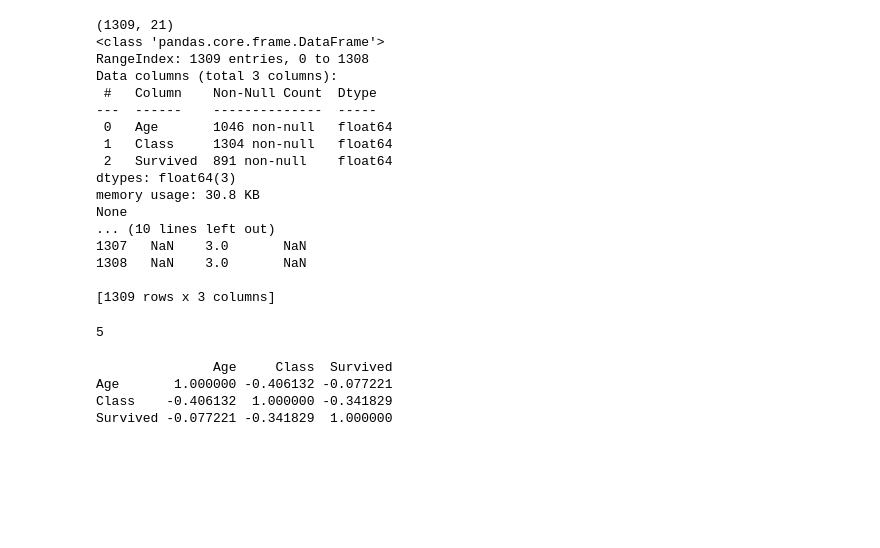
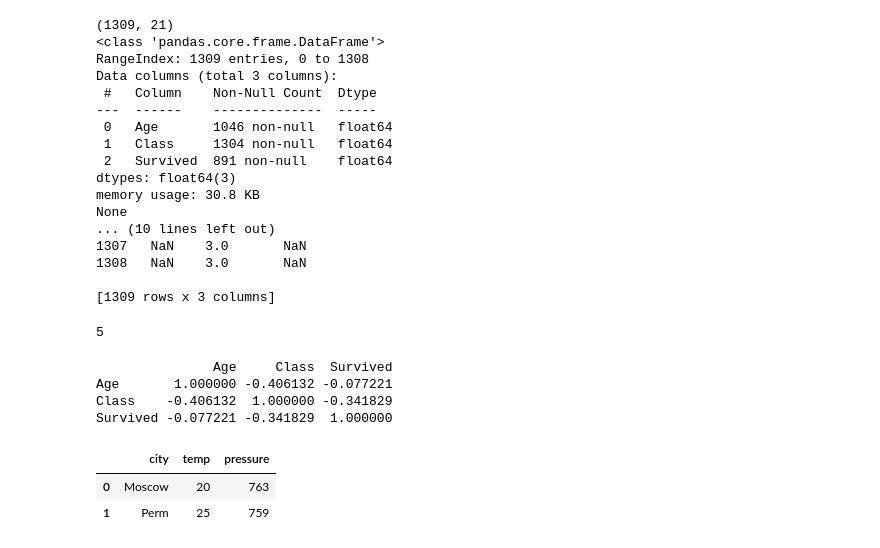
Before and after one commit to axbuild/ds, a Jupyter notebook: sf_4.ipynb, the cells around one changed output. Cells and saved outputs as stored; diff of their text form; code cells hidden in the pictures; blank space fills up the shorter version.

```diff
--- a/sf_4.ipynb
+++ b/sf_4.ipynb
@@ -321,3 +321,20 @@ print(filtered.corr())
 Age       1.000000 -0.406132 -0.077221
 Class    -0.406132  1.000000 -0.341829
 Survived -0.077221 -0.341829  1.000000
+# %%
+#12.1
+import pandas as pd
+
+t1 = pd.DataFrame([['Moscow', 20],['Perm', 25]],\
+                 columns=['city', 'temp'])
+t2 = pd.DataFrame([['Moscow', 763],['Perm', 759]],\
+                 columns=['city', 'pressure'])
+
+def merge_weather(temp, pressure):
+  return pd.merge(temp, pressure, on='city')
+
+merge_weather(t1, t2)
+# %% [output]
+|  | city | temp | pressure |
+| 0 | Moscow | 20 | 763 |
+| 1 | Perm | 25 | 759 |
```
Also changed, not shown: parts of 27 cells of this notebook.
